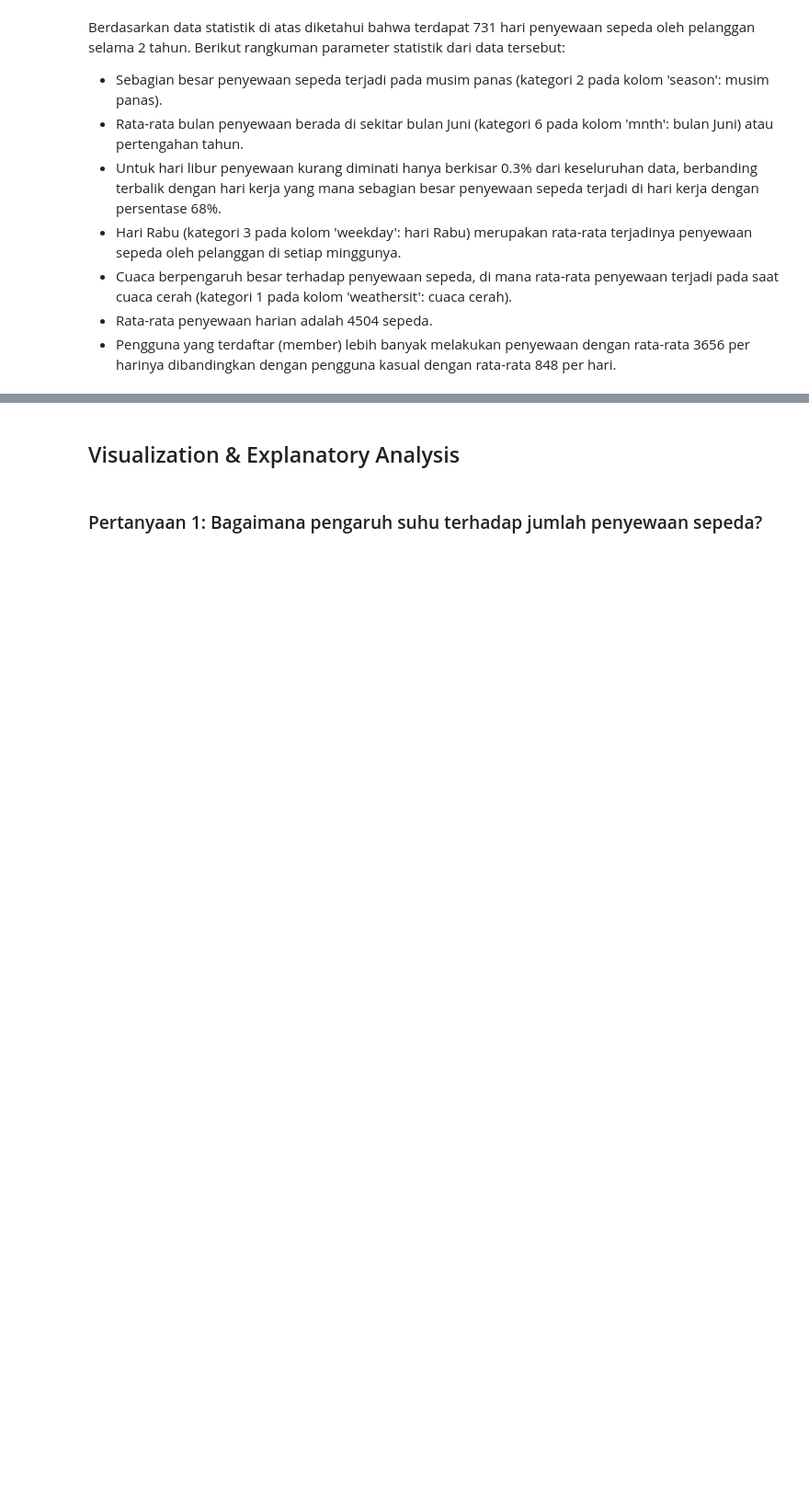
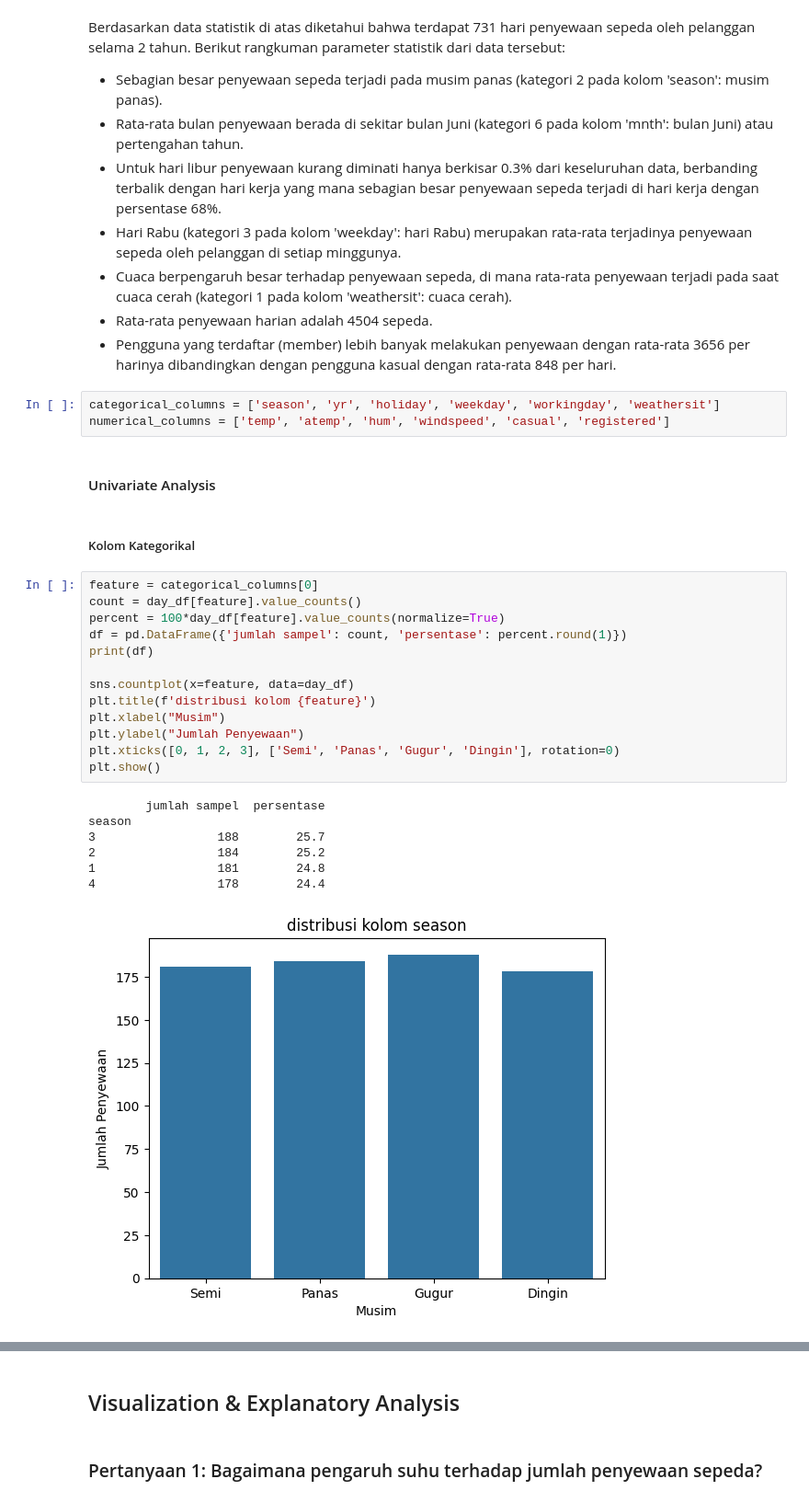
Before and after one commit to habibsatya/dicoding-data-analyst-sub, a Jupyter notebook: Proyek_Analisis_Data.ipynb, the cells around one changed output, grey strips where cells are left out. Shown at 92% size. Saved outputs shown, nothing was run; the diff lists cells and outputs as text; blank space fills up the shorter version.

```diff
--- a/Proyek_Analisis_Data.ipynb
+++ b/Proyek_Analisis_Data.ipynb
@@ -279,3 +289,31 @@ Berdasarkan data statistik di atas diketahui bahwa terdapat 731 hari penyewaan s
 - Cuaca berpengaruh besar terhadap penyewaan sepeda, di mana rata-rata penyewaan terjadi pada saat cuaca cerah (kategori 1 pada kolom 'weathersit': cuaca cerah).
 - Rata-rata penyewaan harian adalah 4504 sepeda.
 - Pengguna yang terdaftar (member) lebih banyak melakukan penyewaan dengan rata-rata 3656 per harinya dibandingkan dengan pengguna kasual dengan rata-rata 848 per hari.
+# %%
+categorical_columns = ['season', 'yr', 'holiday', 'weekday', 'workingday', 'weathersit']
+numerical_columns = ['temp', 'atemp', 'hum', 'windspeed', 'casual', 'registered']
+# %% [markdown]
+#### Univariate Analysis
+# %% [markdown]
+##### Kolom Kategorikal
+# %%
+feature = categorical_columns[0]
+count = day_df[feature].value_counts()
+percent = 100*day_df[feature].value_counts(normalize=True)
+df = pd.DataFrame({'jumlah sampel': count, 'persentase': percent.round(1)})
+print(df)
+
+sns.countplot(x=feature, data=day_df)
+plt.title(f'distribusi kolom {feature}')
+plt.xlabel("Musim")
+plt.ylabel("Jumlah Penyewaan")
+plt.xticks([0, 1, 2, 3], ['Semi', 'Panas', 'Gugur', 'Dingin'], rotation=0)
+plt.show()
+# %% [output]
+        jumlah sampel  persentase
+season
+3                 188        25.7
+2                 184        25.2
+1                 181        24.8
+4                 178        24.4
+[figure, added]
```
Also changed, not shown: parts of 23 cells of this notebook, 2 other files.
